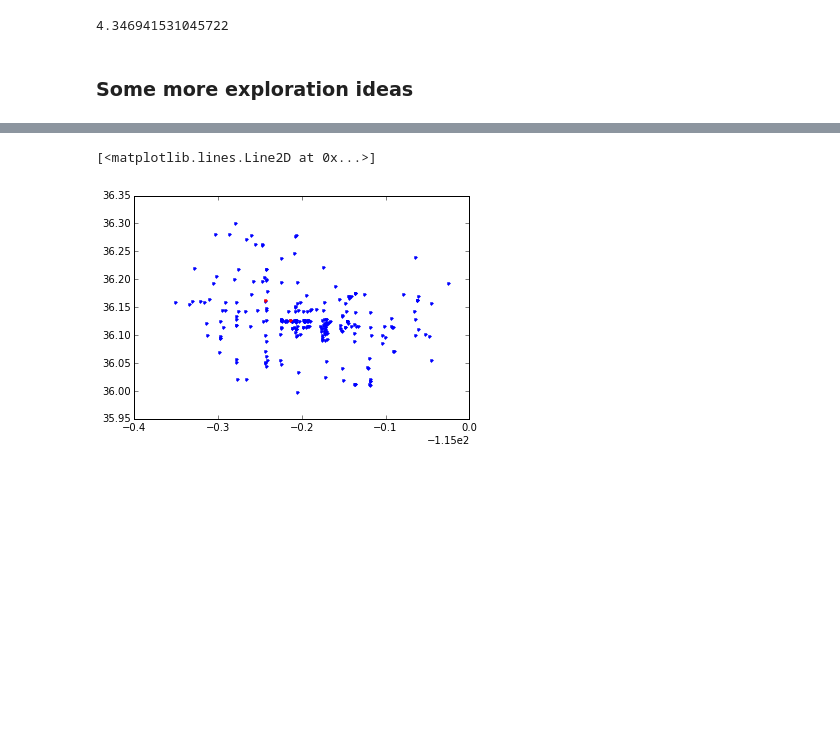
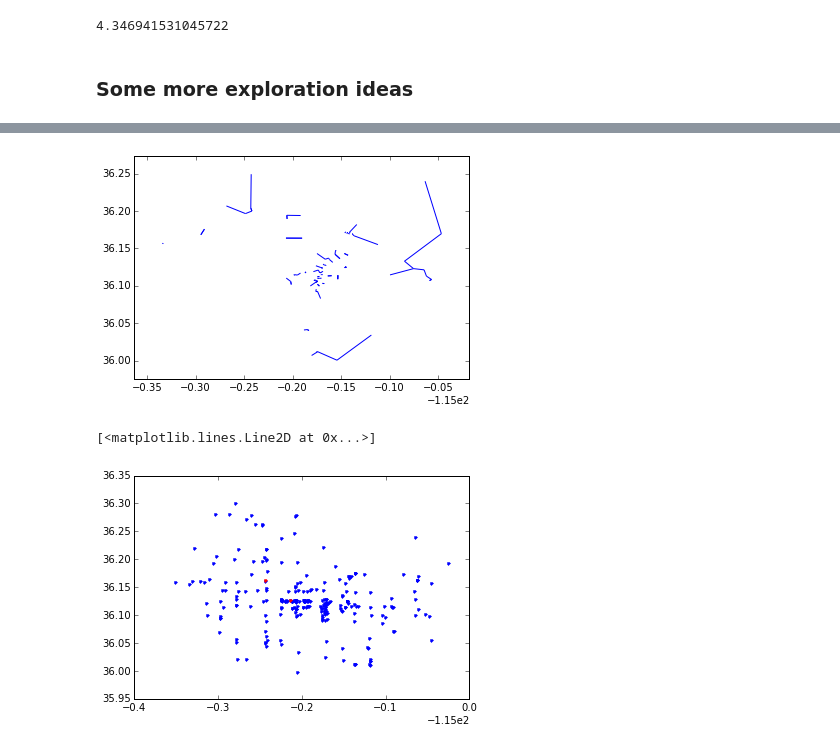
Before and after one commit to drsaltiel/GA_final, a Jupyter notebook: exploration.ipynb, the cells around one changed output, grey strips where cells are left out. Saved outputs shown, nothing was run; the diff lists cells and outputs as text; code cells hidden in the pictures; blank space fills up the shorter version.

```diff
--- a/exploration.ipynb
+++ b/exploration.ipynb
@@ -400,3 +470,7 @@ modeling business popularity shape by type of business
+# %%
+plot_nearest('Casinos', LV)
+# %% [output]
+[figure, added]
 # %%
 category_businesses = LV[['Chinese' in j for i, j in LV['categories'].iteritems()]]
 category_argentine = LV[['Argentine' in j for i, j in LV['categories'].iteritems()]]
```
Also changed, not shown: parts of 10 cells of this notebook.
